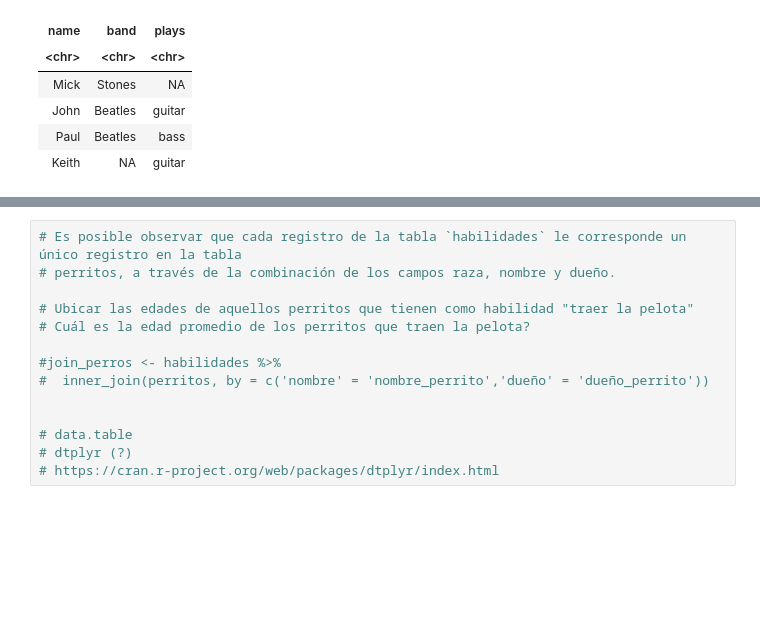
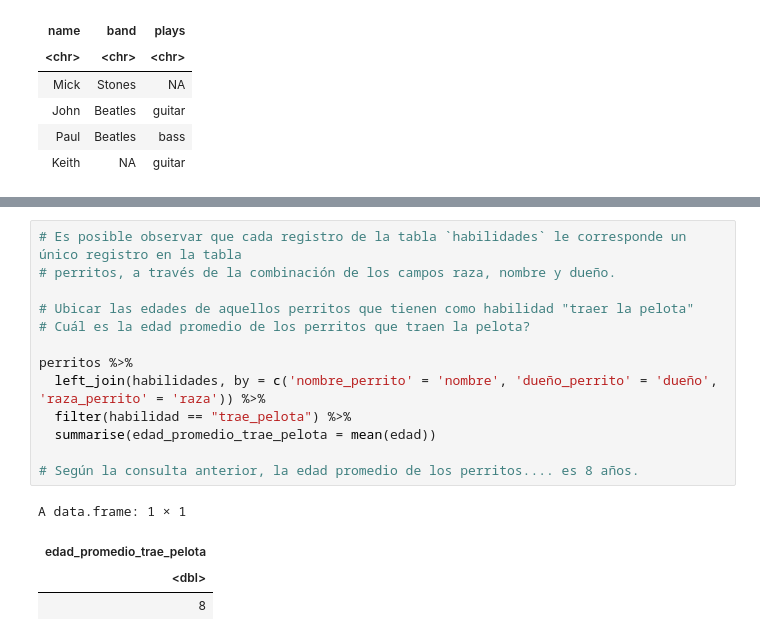
Before and after one commit to majorquev/DBDC_202507_Programacion_en_R_para_ciencia_de_datos, a Jupyter notebook: Clases/Clase3/Clase3_02_manipulacion_de_tablas_II.ipynb, the cells around one changed output, grey strips where cells are left out. Drawn from its saved outputs; the diff is of its cells as text; blank space fills up the shorter version.

```diff
--- a/Clases/Clase3/Clase3_02_manipulacion_de_tablas_II.ipynb
+++ b/Clases/Clase3/Clase3_02_manipulacion_de_tablas_II.ipynb
@@ -183,14 +207,18 @@ perritos
 # %%
 # Es posible observar que cada registro de la tabla `habilidades` le corresponde un único registro en la tabla
 # perritos, a través de la combinación de los campos raza, nombre y dueño.
 
 # Ubicar las edades de aquellos perritos que tienen como habilidad "traer la pelota"
 # Cuál es la edad promedio de los perritos que traen la pelota?
 
-#join_perros <- habilidades %>%
-#  inner_join(perritos, by = c('nombre' = 'nombre_perrito','dueño' = 'dueño_perrito'))
+perritos %>%
+  left_join(habilidades, by = c('nombre_perrito' = 'nombre', 'dueño_perrito' = 'dueño', 'raza_perrito' = 'raza')) %>%
+  filter(habilidad == "trae_pelota") %>%
+  summarise(edad_promedio_trae_pelota = mean(edad))
 
-
-# data.table
-# dtplyr (?)
-# https://cran.r-project.org/web/packages/dtplyr/index.html
+# Según la consulta anterior, la edad promedio de los perritos.... es 8 años.
+# %% [output]
+A data.frame: 1 × 1
+| edad_promedio_trae_pelota |
+| <dbl> |
+| 8 |
```
Also changed, not shown: parts of 8 cells of this notebook.
